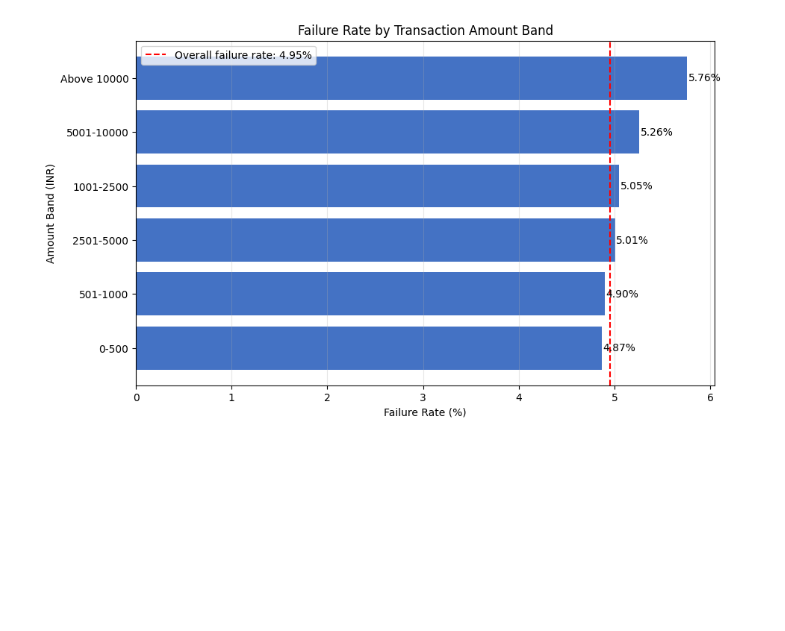
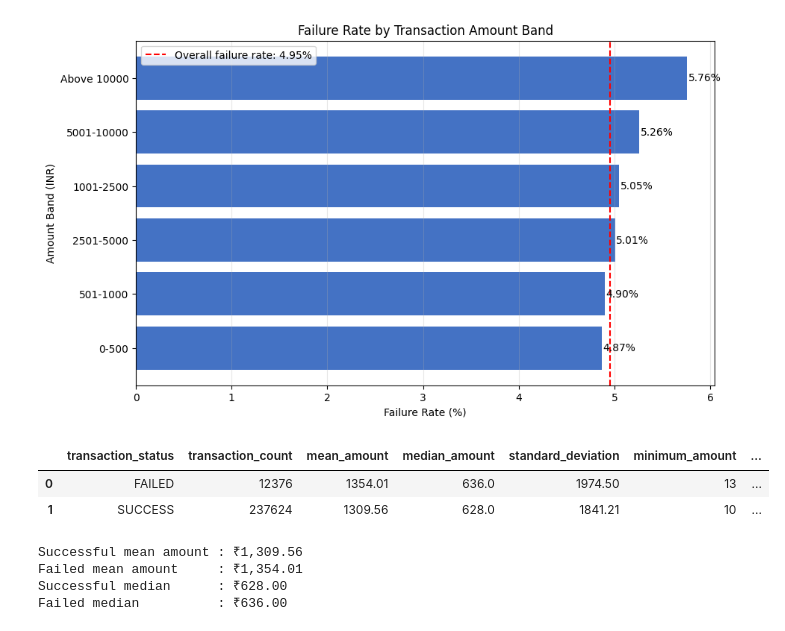
Before and after one commit to KaviyaVelmurugan/upi-transaction-intelligence-platform, a Jupyter notebook: notebooks/02_eda.ipynb, the cells around one changed output. Drawn from its saved outputs; the diff is of its cells as text; code cells hidden in the pictures; blank space fills up the shorter version.

```diff
--- a/notebooks/02_eda.ipynb
+++ b/notebooks/02_eda.ipynb
@@ -1788,0 +1795,68 @@ plt.show()
+# %%
+amount_status_summary = (
+    df.groupby("transaction_status")["amount_inr"]
+    .agg(
+        transaction_count="count",
+        mean_amount="mean",
+        median_amount="median",
+        standard_deviation="std",
+        minimum_amount="min",
+        q1_amount=lambda values: values.quantile(0.25),
+        q3_amount=lambda values: values.quantile(0.75),
+        maximum_amount="max"
+    )
+    .reset_index()
+)
+
+numeric_columns = [
+    "mean_amount",
+    "median_amount",
+    "standard_deviation",
+    "q1_amount",
+    "q3_amount"
+]
+
+amount_status_summary[numeric_columns] = (
+    amount_status_summary[numeric_columns].round(2)
+)
+
+amount_status_summary
+# %% [output]
+|  | transaction_status | transaction_count | mean_amount | median_amount | standard_deviation | minimum_amount | ... |
+| 0 | FAILED | 12376 | 1354.01 | 636.0 | 1974.50 | 13 | ... |
+| 1 | SUCCESS | 237624 | 1309.56 | 628.0 | 1841.21 | 10 | ... |
+# %%
+successful_amounts = df.loc[
+    df["transaction_status"].eq("SUCCESS"),
+    "amount_inr"
+]
+
+failed_amounts = df.loc[
+    df["transaction_status"].eq("FAILED"),
+    "amount_inr"
+]
+
+print(
+    "Successful mean amount :",
+    f"₹{successful_amounts.mean():,.2f}"
+)
+
+print(
+    "Failed mean amount     :",
+    f"₹{failed_amounts.mean():,.2f}"
+)
+
+print(
+    "Successful median      :",
+    f"₹{successful_amounts.median():,.2f}"
+)
+
+print(
+    "Failed median          :",
+    f"₹{failed_amounts.median():,.2f}"
+)
+# %% [output]
+Successful mean amount : ₹1,309.56
+Failed mean amount     : ₹1,354.01
+Successful median      : ₹628.00
+Failed median          : ₹636.00
```
Also changed, not shown: parts of 2 cells of this notebook, 1 other file.
